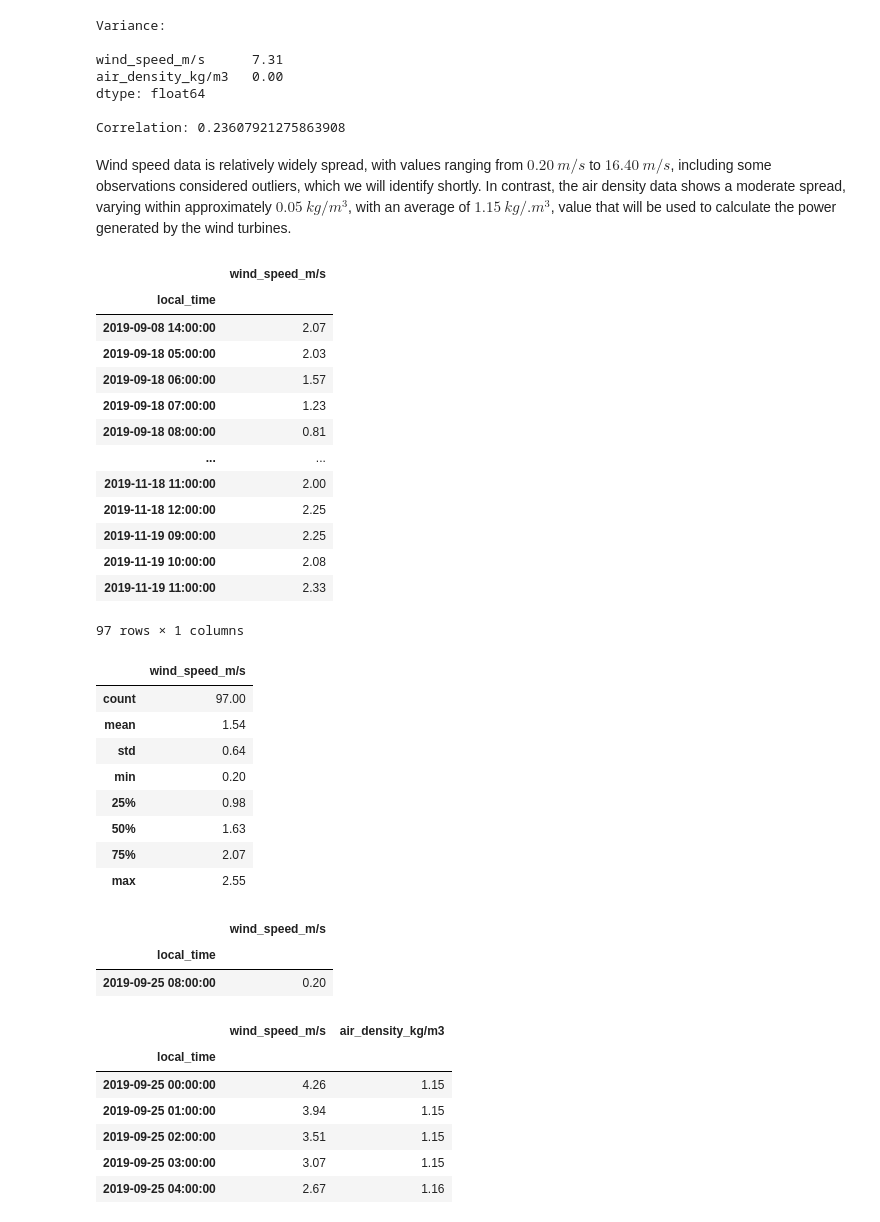
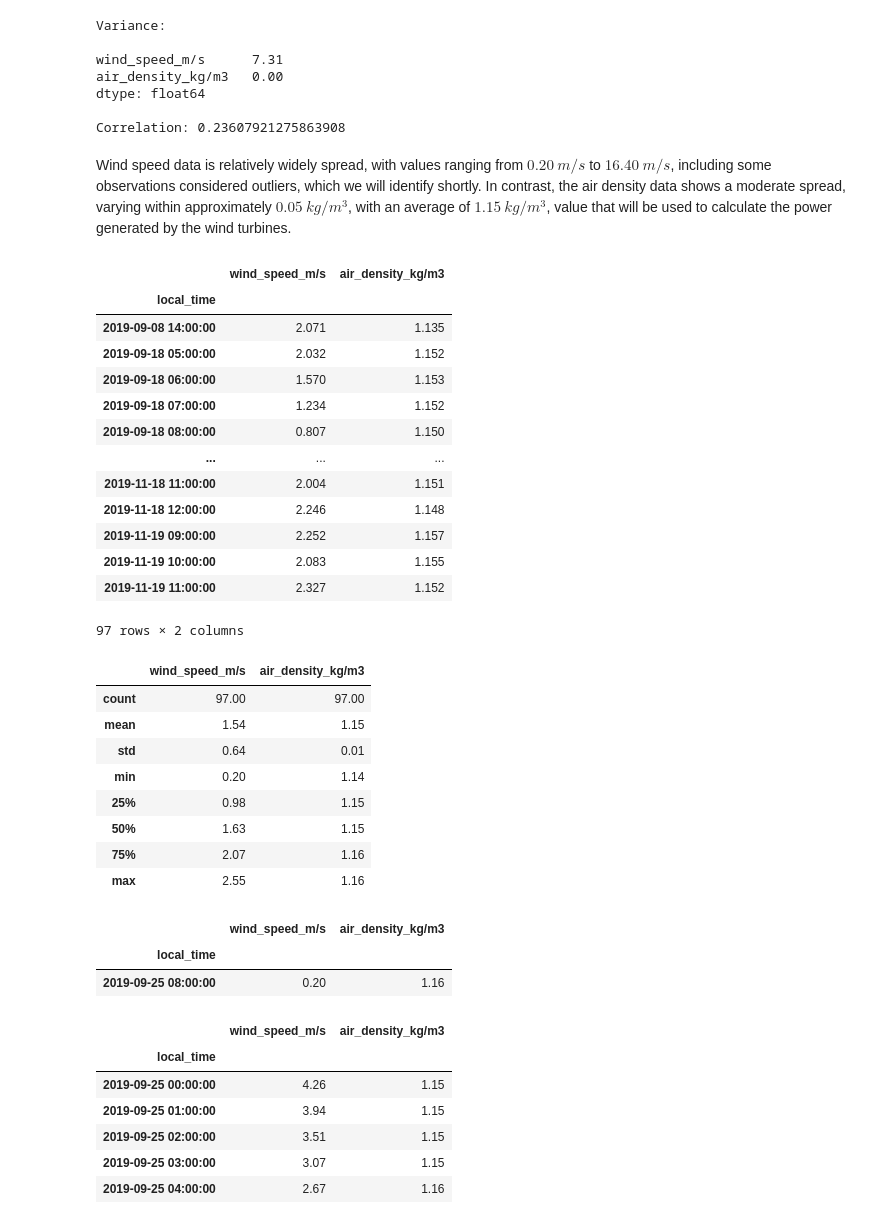
Before and after one commit to daniel-epm/guajira_wind_data, a Jupyter notebook: guajira_wind.ipynb, the cells around one changed output. Saved outputs shown, nothing was run; the diff lists cells and outputs as text; code cells hidden in the pictures.

```diff
--- a/guajira_wind.ipynb
+++ b/guajira_wind.ipynb
@@ -263,51 +265,53 @@ dtype: float64
 Correlation: 0.23607921275863908
 # %% [markdown]
 
-Wind speed data is relatively widely spread, with values ranging from $0.20 \: m/s$ to $16.40 \: m/s$, including some observations considered outliers, which we will identify shortly. In contrast, the air density data shows a moderate spread, varying within approximately $0.05 \: kg/m^3$, with an average of $1.15 \: kg/.m^3$, value that will be used to calculate the power generated by the wind turbines.
+Wind speed data is relatively widely spread, with values ranging from $0.20 \: m/s$ to $16.40 \: m/s$, including some observations considered outliers, which we will identify shortly. In contrast, the air density data shows a moderate spread, varying within approximately $0.05 \: kg/m^3$, with an average of $1.15 \: kg/m^3$, value that will be used to calculate the power generated by the wind turbines.
 # %%
 # Outliers identification
 q1 = wind_df.quantile(0.25)
 q3 = wind_df.quantile(0.75)
 iqr = q3 - q1
 lwr = q1 - 1.5 * iqr
 
+
 wind_speed_outliers = wind_df[wind_df['wind_speed_m/s'] < lwr[0]][['wind_speed_m/s']]
+wind_speed_outliers = pd.merge(wind_speed_outliers, wind_df['air_density_kg/m3'], how= 'left', left_index= True, right_index= True)
 wind_speed_outliers
 # %% [output]
-|  | wind_speed_m/s |
-| local_time |  |
-| 2019-09-08 14:00:00 | 2.07 |
-| 2019-09-18 05:00:00 | 2.03 |
-| 2019-09-18 06:00:00 | 1.57 |
-| 2019-09-18 07:00:00 | 1.23 |
-| 2019-09-18 08:00:00 | 0.81 |
-| ... | ... |
-| 2019-11-18 11:00:00 | 2.00 |
-| 2019-11-18 12:00:00 | 2.25 |
-| 2019-11-19 09:00:00 | 2.25 |
-| 2019-11-19 10:00:00 | 2.08 |
-| 2019-11-19 11:00:00 | 2.33 |
+|  | wind_speed_m/s | air_density_kg/m3 |
+| local_time |  |  |
+| 2019-09-08 14:00:00 | 2.071 | 1.135 |
+| 2019-09-18 05:00:00 | 2.032 | 1.152 |
+| 2019-09-18 06:00:00 | 1.570 | 1.153 |
+| 2019-09-18 07:00:00 | 1.234 | 1.152 |
+| 2019-09-18 08:00:00 | 0.807 | 1.150 |
+| ... | ... | ... |
+| 2019-11-18 11:00:00 | 2.004 | 1.151 |
+| 2019-11-18 12:00:00 | 2.246 | 1.148 |
+| 2019-11-19 09:00:00 | 2.252 | 1.157 |
+| 2019-11-19 10:00:00 | 2.083 | 1.155 |
+| 2019-11-19 11:00:00 | 2.327 | 1.152 |
-97 rows × 1 columns
+97 rows × 2 columns
 # %%
 pd.options.display.float_format = "{:,.2f}".format
 wind_speed_outliers.describe()
 # %% [output]
-|  | wind_speed_m/s |
-| count | 97.00 |
-| mean | 1.54 |
-| std | 0.64 |
-| min | 0.20 |
-| 25% | 0.98 |
-| 50% | 1.63 |
-| 75% | 2.07 |
-| max | 2.55 |
+|  | wind_speed_m/s | air_density_kg/m3 |
+| count | 97.00 | 97.00 |
+| mean | 1.54 | 1.15 |
+| std | 0.64 | 0.01 |
+| min | 0.20 | 1.14 |
+| 25% | 0.98 | 1.15 |
+| 50% | 1.63 | 1.15 |
+| 75% | 2.07 | 1.16 |
+| max | 2.55 | 1.16 |
 # %%
 # Find out date and time of the lowest wind speed observation
 wind_speed_outliers[wind_speed_outliers['wind_speed_m/s'] == np.min(wind_speed_outliers['wind_speed_m/s'])]
 # %% [output]
-|  | wind_speed_m/s |
-| local_time |  |
-| 2019-09-25 08:00:00 | 0.20 |
+|  | wind_speed_m/s | air_density_kg/m3 |
+| local_time |  |  |
+| 2019-09-25 08:00:00 | 0.20 | 1.16 |
 # %%
 wind_df.loc['2019-09-25']
 # %% [output]
```
Also changed, not shown: parts of 23 cells of this notebook.
